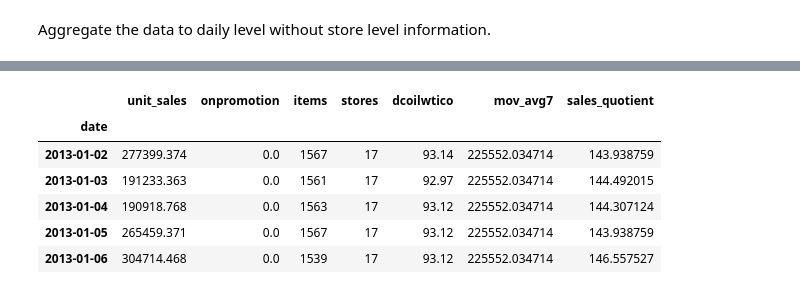
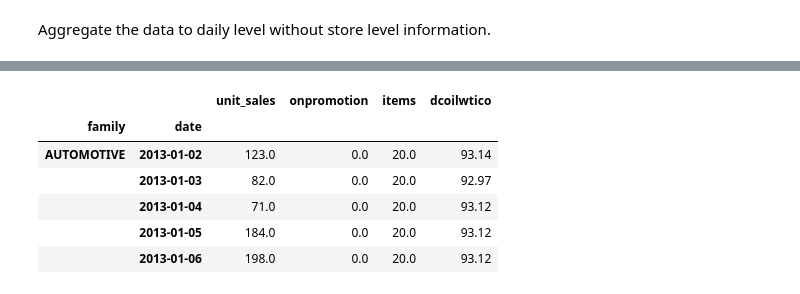
Before and after one commit to Elias-YJ/bsc-thesis, a Jupyter notebook: Exploration.ipynb, the cells around one changed output, grey strips where cells are left out. Saved outputs shown, nothing was run; the diff lists cells and outputs as text; code cells hidden in the pictures.

Commit message:
Explore data on category level

```diff
--- a/Exploration.ipynb
+++ b/Exploration.ipynb
@@ -16,6 +20,9 @@ stores = pd.read_csv('stores.csv')
 oil = pd.read_csv('oil.csv')
 
 oil['date'] = pd.to_datetime(oil['date'])
+oil = oil.set_index('date')
+oil.loc['2013-01-01', 'dcoilwtico']=oil.loc['2013-01-02', 'dcoilwtico']
+oil['dcoilwtico'] = oil['dcoilwtico'].fillna(method='ffill')
 # %%
 with pd.read_csv('train.csv', chunksize=10**6) as reader:
     raw_train_data = reader.get_chunk(500000)
@@ -41,5 +49,5 @@ items.csv
-# %% [markdown]
-Aggregate the data to daily level without store level information.
+# %% [markdown]
+Aggregate the data to daily level without store level information.
 # %%
 # Variable for holding the resulting data frame
 df=pd.DataFrame()
@@ -47,39 +55,41 @@ df=pd.DataFrame()
 extra=pd.DataFrame()
 
 # Process the data in chunks to ensure memory availability
-with pd.read_csv('train.csv', chunksize=10**7) as reader:
+with pd.read_csv('train.csv', chunksize=10**6) as reader:
     for chunk in reader:
         chunk['date'] = pd.to_datetime(chunk['date'])
-        chunk.loc[:,'onpromotion'] = chunk.loc[:,'onpromotion'].fillna(0)
+        chunk = chunk.set_index('date')
+
+        # Process the last day with the next chunk in case it has been broken in half by the chunking.
+        last_day = chunk.index.max()
+        chunk = extra.append(chunk)
+        extra = chunk.loc[last_day,:]
+        chunk = chunk.loc[chunk.index.difference(pd.Index([last_day])), :]
+
+
 
         # Include the store information and filter by stores that are in the capital (Quito)
-        chunk = chunk.merge(stores, how='left', on='store_nbr')
+        chunk = chunk.join(stores['city'], how='left', on='store_nbr')
         chunk = chunk.loc[chunk['city']=='Quito']
+        chunk = chunk.loc[:,['item_nbr', 'unit_sales', 'onpromotion']]
+        chunk = chunk.groupby(by='date').apply(
+            lambda df: df.merge(
+                items, how='right', on='item_nbr'
+            ).fillna(0)
+        )
+        chunk = chunk.reset_index().drop('level_1', axis=1)
+        chunk = chunk.groupby(by=['family', 'date']).agg(
+                unit_sales = pd.NamedAgg(column='unit_sales', aggfunc='sum'), # Number of units of items sold
+                onpromotion = pd.NamedAgg(column='onpromotion', aggfunc='sum'), # Number of items on promotion
+                items = pd.NamedAgg(column='item_nbr', aggfunc='nunique'), # Number of items types sold
+        )
+        # Include oil price data once the data has been aggregated
+        chunk = chunk.join(oil, how='left', on='date')
+        chunk['dcoilwtico'] = chunk['dcoilwtico'].fillna(method='ffill')
+        chunk.loc[:,'onpromotion'] = chunk.loc[:,'onpromotion'].fillna(0)
+        df = df.append(chunk).sort_index()
+        #print(chunk.index[-1][1])
 
-        # Exclude the last day of the chunk and process it with the next chunk to avoid errors
-        # when computing the number of unique items, for instance.
-        last_day = chunk['date'].max()
-        chunk = extra.append(chunk)
-        extra = chunk.loc[chunk['date']==last_day,:]
-        chunk = chunk.loc[
-            chunk['date']!=last_day,['date', 'unit_sales', 'onpromotion', 'item_nbr', 'store_nbr']
-        ].groupby(by=['date']
-        ).agg(
-            unit_sales = pd.NamedAgg(column='unit_sales', aggfunc='sum'), # Number of units of items sold
-            onpromotion = pd.NamedAgg(column='onpromotion', aggfunc='sum'), # Number of items on promotion
-            items = pd.NamedAgg(column='item_nbr', aggfunc='nunique'), # Number of items on sale
-            stores = pd.NamedAgg(column='store_nbr', aggfunc='nunique') # Number of stores open
-        )
-        df = df.append(chunk).sort_index()
-        print(chunk.index[-1])
-
-# Include oil price data once the data has been aggregated
-df = df.merge(oil, how='left', on='date')
-df['dcoilwtico'] = df['dcoilwtico'].fillna(method='ffill')
-df = df.set_index('date')
-
-# Calculate additional features
-df['mov_avg7']=df['unit_sales'].rolling(7).mean().fillna(method='bfill') # Average sales during the previous 7 days
-df['sales_quotient']=df['mov_avg7']/df['items'] # Sales scaled by the number of items on sale
+df = df.astype(float)
 df.head()
 # %% [output]
@@ -99,7 +96,7 @@ df.head()
-|  | unit_sales | onpromotion | items | stores | dcoilwtico | mov_avg7 | sales_quotient |
-| date |  |  |  |  |  |  |  |
-| 2013-01-02 | 277399.374 | 0.0 | 1567 | 17 | 93.14 | 225552.034714 | 143.938759 |
-| 2013-01-03 | 191233.363 | 0.0 | 1561 | 17 | 92.97 | 225552.034714 | 144.492015 |
-| 2013-01-04 | 190918.768 | 0.0 | 1563 | 17 | 93.12 | 225552.034714 | 144.307124 |
-| 2013-01-05 | 265459.371 | 0.0 | 1567 | 17 | 93.12 | 225552.034714 | 143.938759 |
-| 2013-01-06 | 304714.468 | 0.0 | 1539 | 17 | 93.12 | 225552.034714 | 146.557527 |
+|  |  | unit_sales | onpromotion | items | dcoilwtico |
+| family | date |  |  |  |  |
+| AUTOMOTIVE | 2013-01-02 | 123.0 | 0.0 | 20.0 | 93.14 |
+|  | 2013-01-03 | 82.0 | 0.0 | 20.0 | 92.97 |
+|  | 2013-01-04 | 71.0 | 0.0 | 20.0 | 93.12 |
+|  | 2013-01-05 | 184.0 | 0.0 | 20.0 | 93.12 |
+|  | 2013-01-06 | 198.0 | 0.0 | 20.0 | 93.12 |
```
Also changed, not shown: parts of 12 cells of this notebook.
